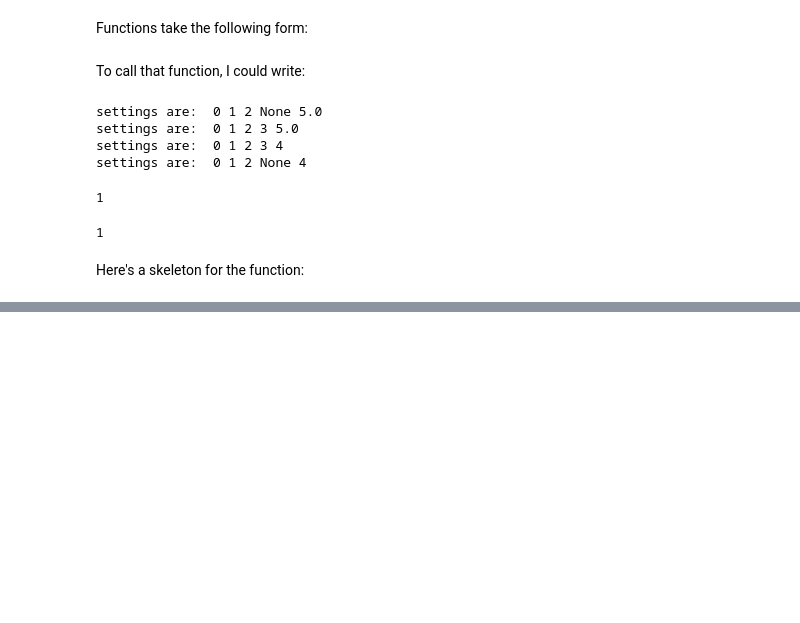
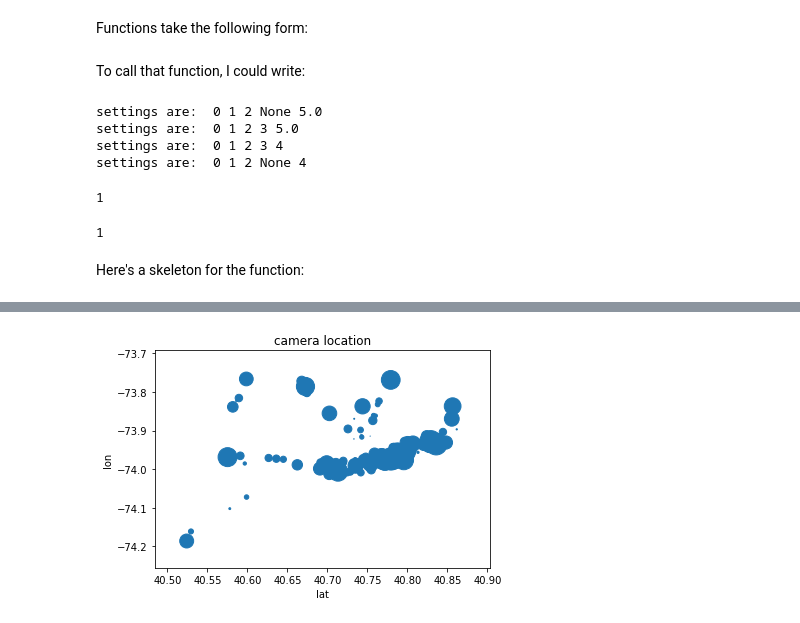
Before and after one commit to lanyu0322/phd_semester1, a Jupyter notebook: Parks.ipynb, the cells around one changed output, grey strips where cells are left out. Cells and saved outputs as stored; diff of their text form; code cells hidden in the pictures; blank space fills up the shorter version.

```diff
--- a/Parks.ipynb
+++ b/Parks.ipynb
@@ -48,7 +52,7 @@ data.head()
 parks = gp.GeoDataFrame.from_file(fname)
 
 
-parks = parks.to_crs(epsg=2263)   # 2263 ny state reference coordinate
+park = parks.to_crs(epsg=2263)   # 2263 ny state reference coordinate
 
 # parks.to_crs(epsg=2263).head()
 # park = parks.to_crs(epsg=2263)
@@ -157,0 +135,86 @@ tarea = available_greenspace(props.geometry, latlon[ii, 0], latlon[ii, 1], 200.)
+# %%
+#2. Write a function that takes as input: parks properties geodataframe, lat/lon of cameras, and the radius; and returns, sq-ft of park space.
+ #Run that function and get the sq-ft of parkspace within a radii of 100, 200, 500, 1000, 2000, 5000
+  ## CODE TO CALCULATE ENCLOSED PARKS AREA
+def available_greenspace(geometry, lat, lon, rad):
+  circle = Point(lat,lon).buffer(rad)
+  parea = geometry.intersection(circle)
+  result = parea.area.sum()
+  return result
+
+#intersection_parks = park.geometry.intersection(circle)
+# -- Read parks properties
+#props = READ IN THE PROPOERTIES FILE
+fname = "drive/My Drive/lwir/data/parks/properties/geo_export_5b605687-0f81-4fe4-9fb7-ec27cd43ab5f.shp"
+
+#read the godataframe and # -- Convert to NYSP coords
+print("reading the parks properties file...")
+t0 = time.time()
+park = gp.GeoDataFrame.from_file(fname)
+print("  read in {0}s".format(time.time() - t0))
+
+print("converting properties to NYSP...")
+t0 = time.time()
+park = park.to_crs(epsg=2263)
+gemo = park['geometry']
+print("  converted in {0}s".format(time.time() - t0))
+
+
+print("reading camera lat/lon...")
+t0 = time.time()
+lname = "drive/My Drive/lwir/data/nycdot/cams_latlon.npy"
+latlon = np.load(lname)
+# len(latlon) #281
+print("  read in {0}s".format(time.time() - t0))
+
+def latlon_to_ny(lat, lon):
+    """ lat/lon to NYS """
+
+    proj = pyproj.Proj(init="epsg:2263", preserve_units=True)
+    result = proj(lon, lat)
+
+    return result
+
+
+print("converting camera lat/lon to NYSP...")
+t0 = time.time()
+ny_lat, ny_lon = latlon_to_ny(latlon[:, 0], latlon[:, 1])
+ny_latlon = np.vstack((ny_lat, ny_lon)).T
+print("  converted in {0}s".format(time.time() - t0))
+
+
+
+rad = 500.
+print("finding enclosed greenspace for {0}ft for all cams...".format(round(int(rad))))
+t0 = time.time()
+area_size = []
+
+for i in range(ny_latlon.shape[0]): #for in in range(len(latton))
+  if i % 20 == 0:
+    print("  working on {0} of {1} [{2}s]".format(i, ny_latlon.shape[0],
+                                                 round(time.time() - t0, 2)))
+
+  tarea = available_greenspace(gemo, ny_latlon[i][0], ny_latlon[i][1], rad)
+  area_size.append(tarea)
+
+area_size = np.array(area_size)
+
+print("  enclosed area found in {0}s".format(time.time() - t0))
+
+# -- for 500 sq-ft make a scatterplot of the camera locations where the
+#    marker size is proportional to the amount of enclosed park area
+import pandas as pd
+import matplotlib.pyplot as plt
+import numpy as np
+
+# area_size = [0.123, 345, 23243453, 0.2324, 1.3434, ...]
+plt.title('camera location')
+plt.xlabel('lat')
+plt.ylabel('lon')
+
+plt.scatter(latlon[:, 0], latlon[:, 1], area_size * 0.001)
+
+# for i in range(281):
+#   marker_size=area_size[i] * 0.001 # multiply 0.001 to narrow the points
+#   plt.scatter(latlon[i, 0],latlon[i, 1], marker_size)
+# %% [output]
@@ -157,0 +239 @@ tarea = available_greenspace(props.geometry, latlon[ii, 0], latlon[ii, 1], 200.)
+[figure, added]
```
Also changed, not shown: parts of 12 cells of this notebook.
